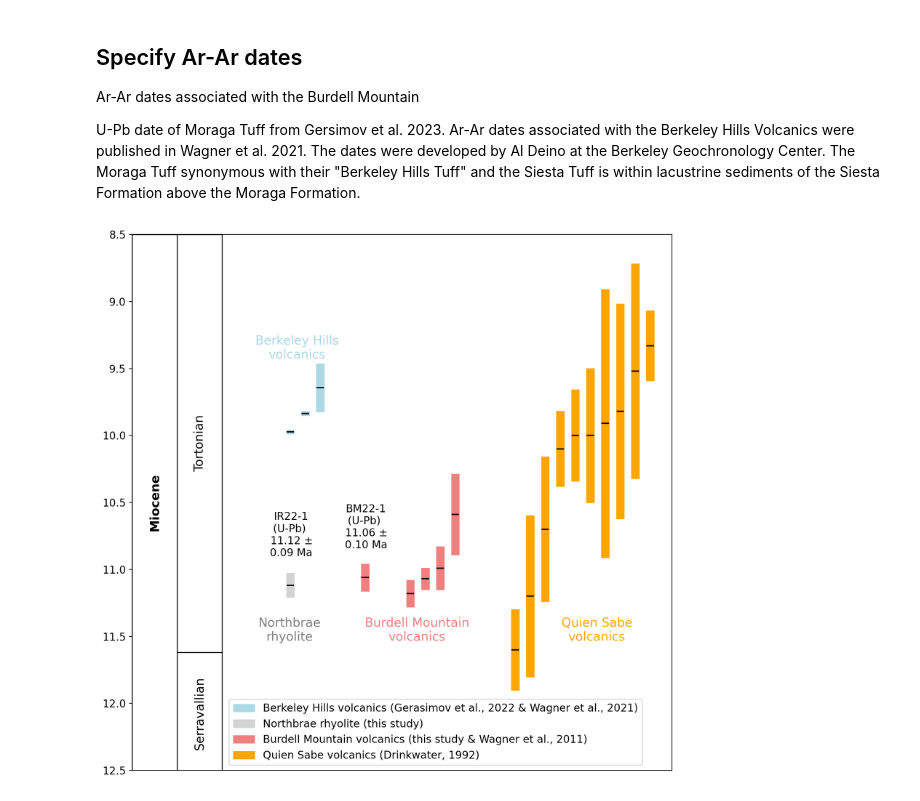
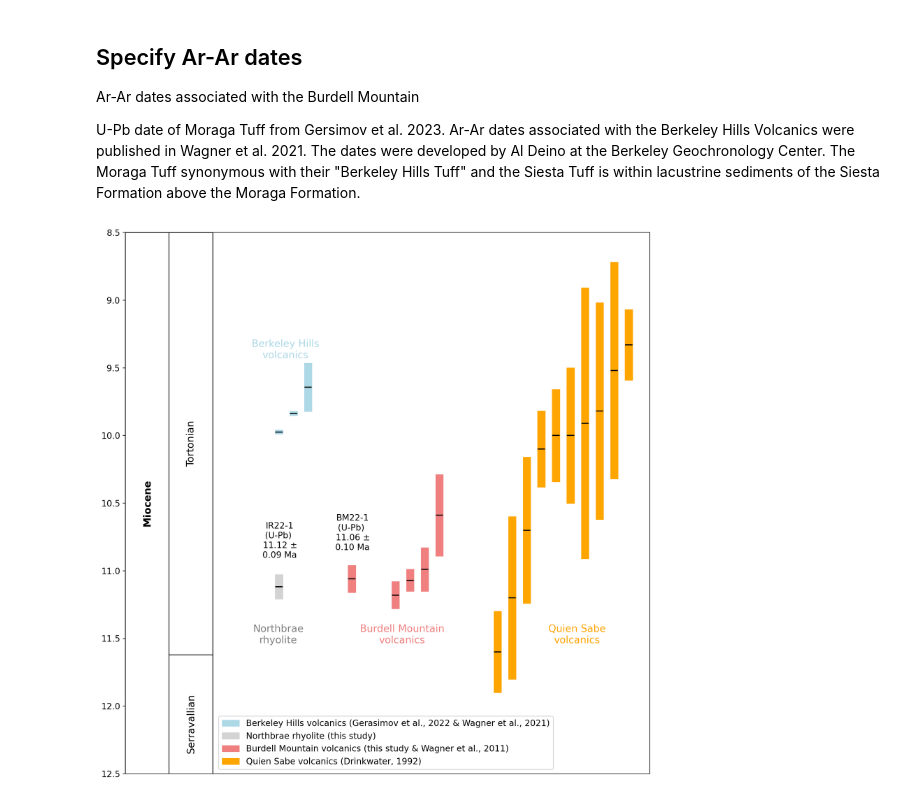
Before and after one commit to Swanson-Hysell-Group/Northbrae_Volcanics, a Jupyter notebook: code/date_bar_plots.ipynb, the cells around one changed output. Cells and saved outputs as stored; diff of their text form; code cells hidden in the pictures.

Commit message:
add plt.tight_layout()

```diff
--- a/code/date_bar_plots.ipynb
+++ b/code/date_bar_plots.ipynb
@@ -470,31 +470,32 @@ ax.annotate('Langhian', (-1.5, (plot_age_max+Langhian_Serravallian)/2), color='b
             fontsize=14, ha='center', va='center',rotation=90)
 
 ax.add_patch(matplotlib.patches.Rectangle((-3, Serravallian_Tortonian),
                                           3, Langhian_Serravallian-Serravallian_Tortonian, facecolor='white',edgecolor='black'))
 ax.annotate('Serravallian', (-1.5, 12.35), color='black',
             fontsize=14, ha='center', va='bottom',rotation=90)
 
 ax.add_patch(matplotlib.patches.Rectangle((-3, plot_age_min),
                                           3, Serravallian_Tortonian-plot_age_min, facecolor='white',edgecolor='black'))
 ax.annotate('Tortonian', (-1.5, (Serravallian_Tortonian+plot_age_min)/2), color='black',
             fontsize=14, ha='center', va='center',rotation=90)
 
 plt.legend(loc='lower left',bbox_to_anchor=(0.17, 0., 0.5, 0.5),fontsize=12)
 
 # Labels
 ax.text(5,Siesta_Tuff_Ar_date-0.2,'Berkeley Hills\nvolcanics',size='14',horizontalalignment='center',
         verticalalignment='bottom',multialignment='center',rotation=0, color='lightblue')
 
 ax.text(25,11.55,'Quien Sabe\nvolcanics',size='14',horizontalalignment='center',
         verticalalignment='bottom',multialignment='center',rotation=0, color='orange')
 
 ax.text(4.5,11.55,'Northbrae\nrhyolite',size='14',horizontalalignment='center',
         verticalalignment='bottom',multialignment='center',rotation=0, color='grey')
 
 ax.text(13,11.55,'Burdell Mountain\nvolcanics',size='14',horizontalalignment='center',
         verticalalignment='bottom',multialignment='center',rotation=0, color='lightcoral')
 
+plt.tight_layout()
 plt.savefig('./output/Coast_Range_Volcanics_Dates.pdf')
 plt.show()
 # %% [output]
-[figure, old version]
+[figure, new version]
```
Also changed, not shown: 1 other file.
